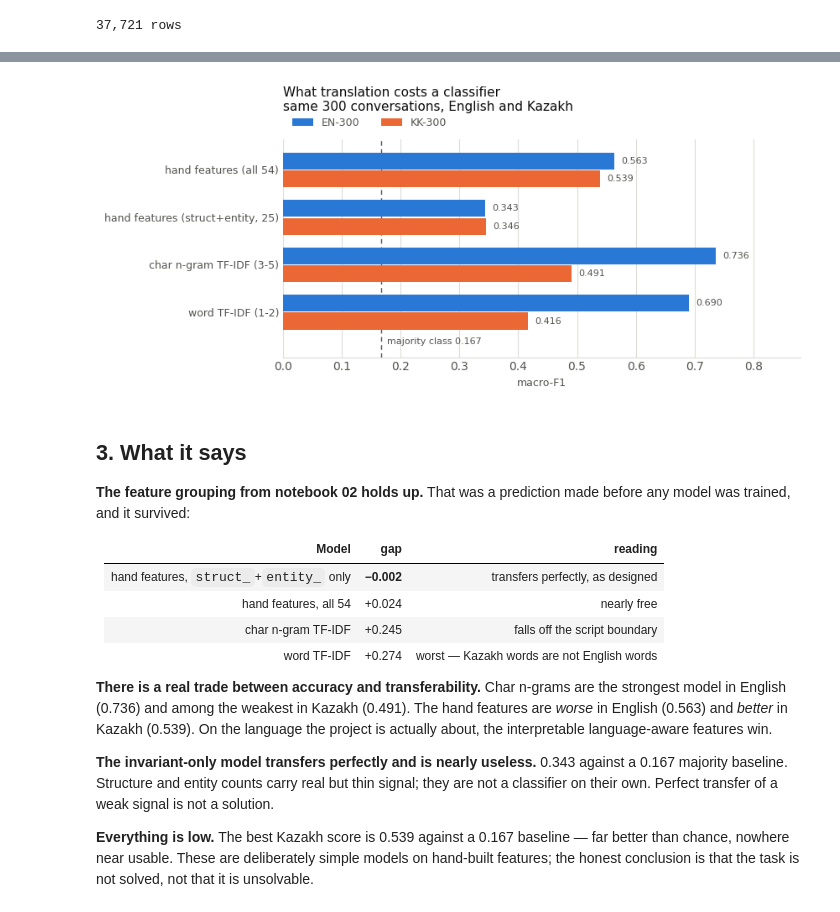
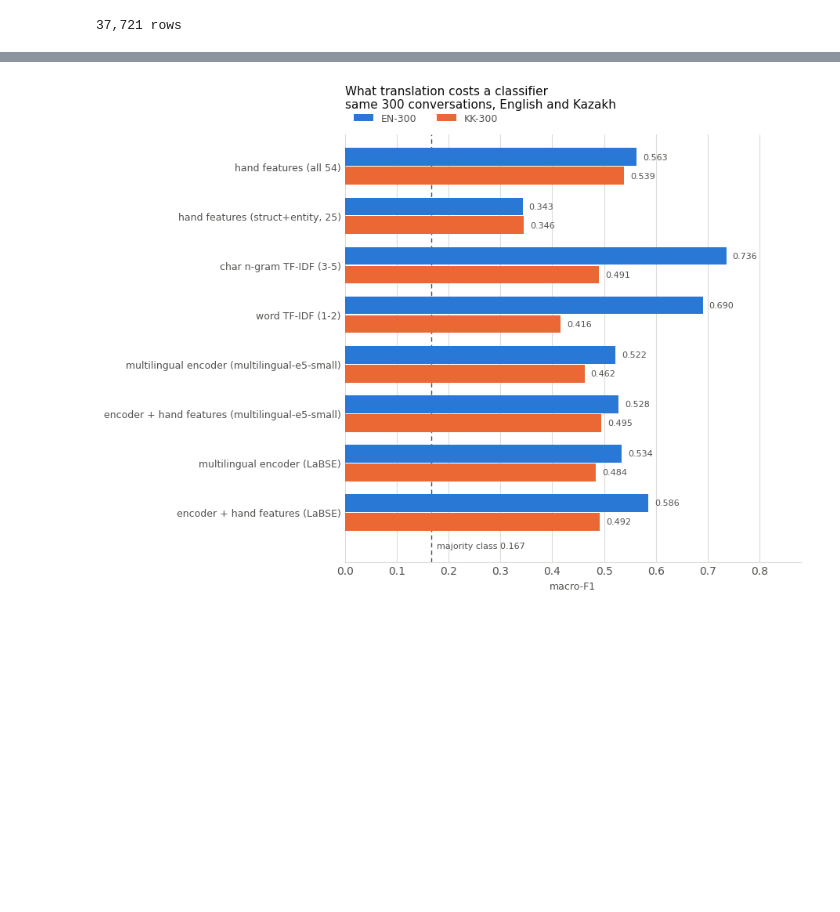
Before and after one commit to DaurenZh/scambench-kk, a Jupyter notebook: notebooks/03_crosslingual_baseline.ipynb, the cells around one changed output, grey strips where cells are left out. Cells and saved outputs as stored; diff of their text form; code cells hidden in the pictures; blank space fills up the shorter version.

```diff
--- a/notebooks/03_crosslingual_baseline.ipynb
+++ b/notebooks/03_crosslingual_baseline.ipynb
@@ -118,62 +175,34 @@ results.round(3)
 order = results.drop(index="majority class").index[::-1]
 y = np.arange(len(order))
 height = 0.36
 
-fig, ax = plt.subplots(figsize=(8.6, 3.9))
+fig, ax = plt.subplots(figsize=(9.2, 0.62 * len(order) + 1.8))
 ax.barh(y + height / 2 + 0.01, results.loc[order, "EN-300"], height=height,
         color=BLUE, label="EN-300")
 ax.barh(y - height / 2 - 0.01, results.loc[order, "KK-300"], height=height,
         color=ORANGE, label="KK-300")
 
 for i, name in enumerate(order):
     ax.text(results.loc[name, "EN-300"] + 0.012, i + height / 2 + 0.01,
             f"{results.loc[name, 'EN-300']:.3f}", va="center", fontsize=8, color=MUTED)
     ax.text(results.loc[name, "KK-300"] + 0.012, i - height / 2 - 0.01,
             f"{results.loc[name, 'KK-300']:.3f}", va="center", fontsize=8, color=MUTED)
 
 baseline = results.loc["majority class", "EN-300"]
 ax.axvline(baseline, color=MUTED, linewidth=1, linestyle=(0, (4, 3)), zorder=0)
-ax.text(baseline + 0.01, -0.62, f"majority class {baseline:.3f}",
+ax.text(baseline + 0.01, -0.68, f"majority class {baseline:.3f}",
         fontsize=8, color=MUTED, va="center")
 
 ax.set_yticks(y)
 ax.set_yticklabels(order, fontsize=9)
 ax.set_title("What translation costs a classifier\nsame 300 conversations, English and Kazakh",
              loc="left", color=INK, fontsize=11, pad=24)
 bare_axes(ax, "macro-F1")
 ax.set_xlim(0, 0.88)
-ax.set_ylim(-0.95, len(order) - 0.35)
+ax.set_ylim(-1.0, len(order) - 0.35)
 ax.legend(frameon=False, ncol=2, labelcolor=MUTED, fontsize=9,
           loc="lower left", bbox_to_anchor=(0, 1.005))
 plt.tight_layout()
 plt.show()
 # %% [output]
-[figure, old version]
+[figure, new version]
-# %% [markdown]
-## 3. What it says
-
-**The feature grouping from notebook 02 holds up.** That was a prediction made before
-any model was trained, and it survived:
-
-| Model | gap | reading |
-|---|---:|---|
-| hand features, `struct_`+`entity_` only | **−0.002** | transfers perfectly, as designed |
-| hand features, all 54 | +0.024 | nearly free |
-| char n-gram TF-IDF | +0.245 | falls off the script boundary |
-| word TF-IDF | +0.274 | worst — Kazakh words are not English words |
-
-**There is a real trade between accuracy and transferability.** Char n-grams are the
-strongest model in English (0.736) and among the weakest in Kazakh (0.491). The hand
-features are *worse* in English (0.563) and *better* in Kazakh (0.539). On the
-language the project is actually about, the interpretable language-aware features
-win.
-
-**The invariant-only model transfers perfectly and is nearly useless.** 0.343 against
-a 0.167 majority baseline. Structure and entity counts carry real but thin signal;
-they are not a classifier on their own. Perfect transfer of a weak signal is not a
-solution.
-
-**Everything is low.** The best Kazakh score is 0.539 against a 0.167 baseline — far
-better than chance, nowhere near usable. These are deliberately simple models on
-hand-built features; the honest conclusion is that the task is not solved, not that
-it is unsolvable.
```
Also changed, not shown: parts of 18 cells of this notebook, 5 other files.
